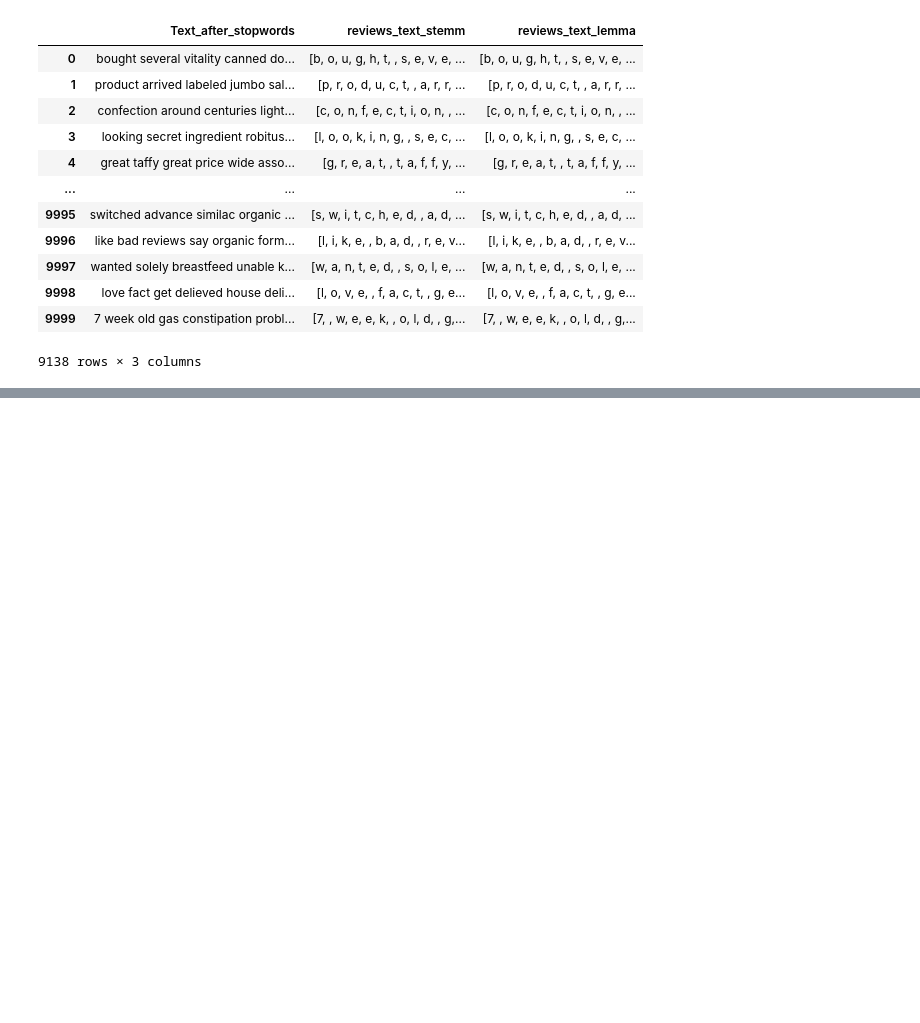
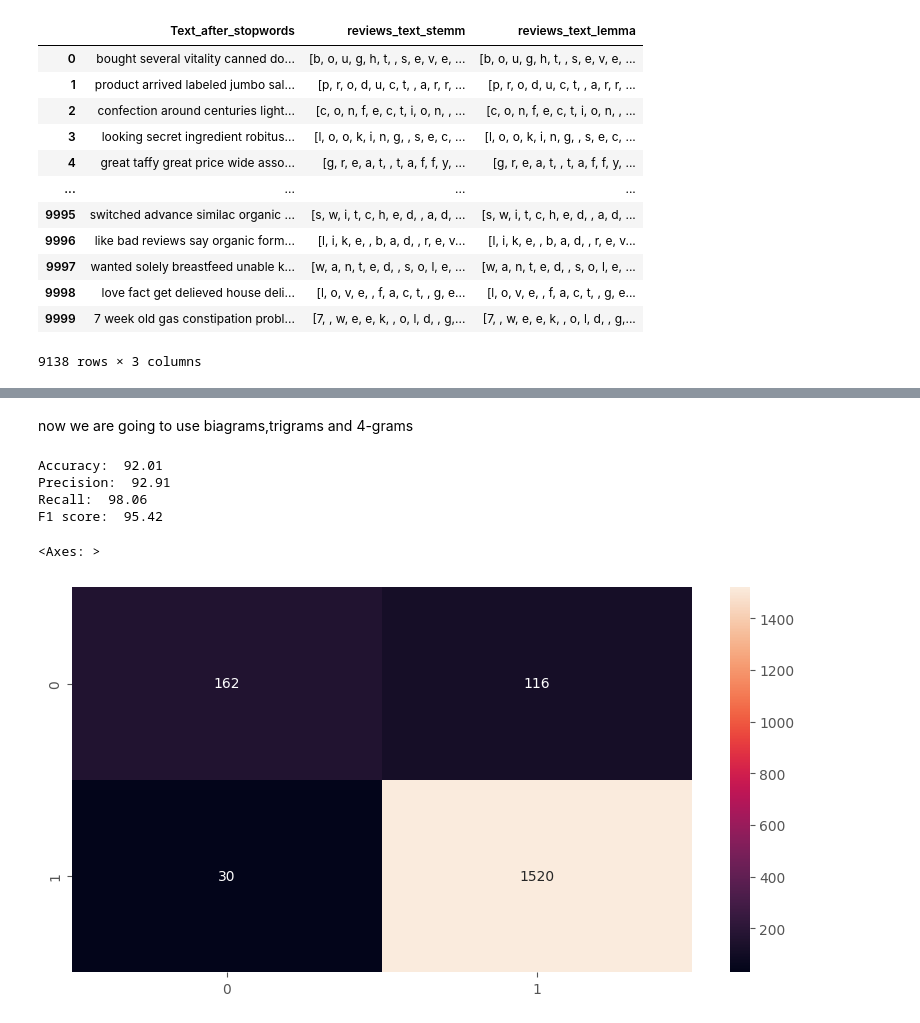
Before and after one commit to techsidh/Amazon-reviews-sentiment-analysis, a Jupyter notebook: Amazon_Review.ipynb, the cells around one changed output, grey strips where cells are left out. Saved outputs shown, nothing was run; the diff lists cells and outputs as text; code cells hidden in the pictures; blank space fills up the shorter version.

```diff
--- a/Amazon_Review.ipynb
+++ b/Amazon_Review.ipynb
@@ -457,0 +652,36 @@ amazon_reviews[['Text_after_stopwords','reviews_text_stemm','reviews_text_lemma'
+# %% [markdown]
+
+now we are going to use biagrams,trigrams and 4-grams
+# %%
+bow_counts = CountVectorizer(tokenizer = word_tokenize,
+                             stop_words = noise_words,
+                             ngram_range = (1,4))
+
+bow_data = bow_counts.fit_transform(amazon_reviews['reviews_text_new'])
+
+X_train_bow,X_test_bow,y_train_bow,y_test_bow = train_test_split(bow_data,
+                                                                 amazon_reviews['Sentimenta_scores'],
+                                                                 test_size = 0.2,
+                                                                 random_state = 0)
+#Applying logistic regression
+
+logreg = LogisticRegression(max_iter = 200)
+y_pred = logreg.fit(X_train_bow,y_train_bow).predict(X_test_bow)
+
+print("Accuracy: ", round(accuracy_score(y_test_bow,y_pred),4)*100)
+print("Precision: ", round(precision_score(y_test_bow,y_pred),4)*100)
+print("Recall: ", round(recall_score(y_test_bow,y_pred),4)*100)
+print("F1 score: ", round(f1_score(y_test_bow,y_pred),4)*100)
+
+cm = confusion_matrix(y_test_bow,y_pred)
+plt.figure(figsize = (10,5))
+sns.heatmap(cm,
+            annot=True,
+            fmt='g')
+# %% [output]
+Accuracy:  92.01
+Precision:  92.91
+Recall:  98.06
+F1 score:  95.42
+<Axes: >
+[figure, added]
```
Also changed, not shown: parts of 54 cells of this notebook.
